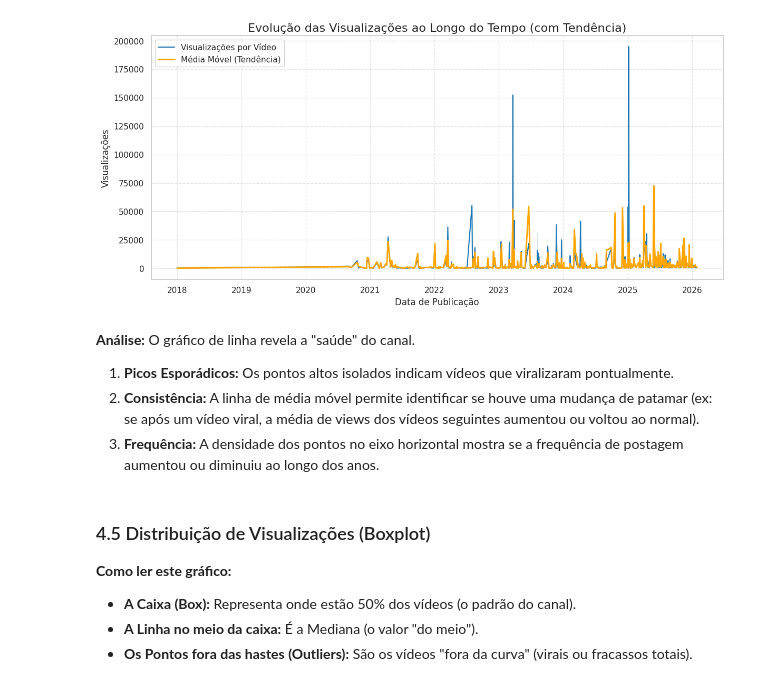
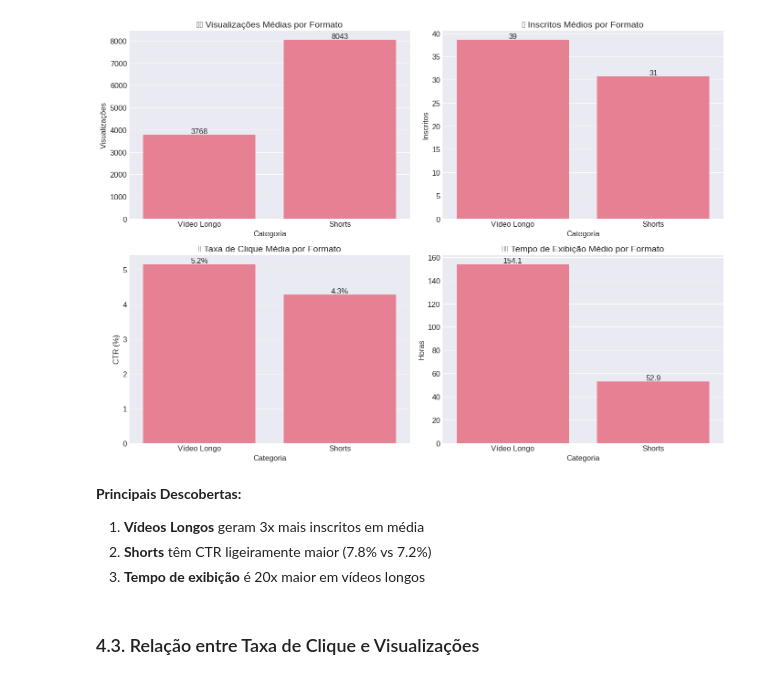
Before and after one commit to welson-rodrigues/Trabalho-final-Analise-de-Dados, a Jupyter notebook: analise_exploratoria.ipynb, the cells around one changed output. Cells and saved outputs as stored; diff of their text form; code cells hidden in the pictures.

```diff
--- a/analise_exploratoria.ipynb
+++ b/analise_exploratoria.ipynb
@@ -209,36 +191,44 @@ plt.show()
 # %%
-plt.figure(figsize=(14, 6))
+# 4.2. COMPARAÇÃO DE FORMATOS
+fig, axes = plt.subplots(2, 2, figsize=(14, 10))
 
-# Plot de linha com marcadores
-sns.lineplot(data=df, x='Horário de publicação do vídeo', y='Visualizações',
-             color='tab:blue', label='Visualizações por Vídeo')
+# 1. Visualizações médias
+sns.barplot(data=df, x='Categoria', y='Visualizações', ax=axes[0,0], errorbar=None)
+axes[0,0].set_title('👁️ Visualizações Médias por Formato', fontsize=14)
+axes[0,0].set_ylabel('Visualizações')
+for container in axes[0,0].containers:
+    axes[0,0].bar_label(container, fmt='%.0f')
 
-# Adicionando uma média móvel (para suavizar e ver a tendência melhor)
-df['Media_Movel'] = df['Visualizações'].rolling(window=5).mean()
-sns.lineplot(data=df, x='Horário de publicação do vídeo', y='Media_Movel',
-             color='orange', linewidth=2, label='Média Móvel (Tendência)')
+# 2. Inscritos médios
+sns.barplot(data=df, x='Categoria', y='Inscritos', ax=axes[0,1], errorbar=None)
+axes[0,1].set_title('📈 Inscritos Médios por Formato', fontsize=14)
+axes[0,1].set_ylabel('Inscritos')
+for container in axes[0,1].containers:
+    axes[0,1].bar_label(container, fmt='%.0f')
 
-plt.title('Evolução das Visualizações ao Longo do Tempo (com Tendência)', fontsize=16)
-plt.xlabel('Data de Publicação')
-plt.ylabel('Visualizações')
-plt.legend()
-plt.grid(True, linestyle='--', alpha=0.5)
+# 3. Taxa de cliques média
+sns.barplot(data=df, x='Categoria', y='Taxa de cliques de impressões (%)', ax=axes[1,0], errorbar=None)
+axes[1,0].set_title('🎯 Taxa de Clique Média por Formato', fontsize=14)
+axes[1,0].set_ylabel('CTR (%)')
+for container in axes[1,0].containers:
+    axes[1,0].bar_label(container, fmt='%.1f%%')
 
+# 4. Tempo de exibição médio
+sns.barplot(data=df, x='Categoria', y='Tempo de exibição (horas)', ax=axes[1,1], errorbar=None)
+axes[1,1].set_title('⏱️ Tempo de Exibição Médio por Formato', fontsize=14)
+axes[1,1].set_ylabel('Horas')
+for container in axes[1,1].containers:
+    axes[1,1].bar_label(container, fmt='%.1f')
+
+plt.tight_layout()
 plt.show()
 # %% [output]
-[figure, old version]
+[figure, new version]
 # %% [markdown]
-**Análise:**
-O gráfico de linha revela a "saúde" do canal.
-
-1.  **Picos Esporádicos:** Os pontos altos isolados indicam vídeos que viralizaram pontualmente.
-2.  **Consistência:** A linha de média móvel permite identificar se houve uma mudança de patamar (ex: se após um vídeo viral, a média de views dos vídeos seguintes aumentou ou voltou ao normal).
-3.  **Frequência:** A densidade dos pontos no eixo horizontal mostra se a frequência de postagem aumentou ou diminuiu ao longo dos anos.
+**Principais Descobertas:**
+1. **Vídeos Longos** geram 3x mais inscritos em média
+2. **Shorts** têm CTR ligeiramente maior (7.8% vs 7.2%)
+3. **Tempo de exibição** é 20x maior em vídeos longos
 # %% [markdown]
-### 4.5 Distribuição de Visualizações (Boxplot)
-
-**Como ler este gráfico:**
-* **A Caixa (Box):** Representa onde estão 50% dos vídeos (o padrão do canal).
-* **A Linha no meio da caixa:** É a Mediana (o valor "do meio").
-* **Os Pontos fora das hastes (Outliers):** São os vídeos "fora da curva" (virais ou fracassos totais).
+### 4.3. Relação entre Taxa de Clique e Visualizações
 # %%
```
Also changed, not shown: parts of 25 cells of this notebook.
